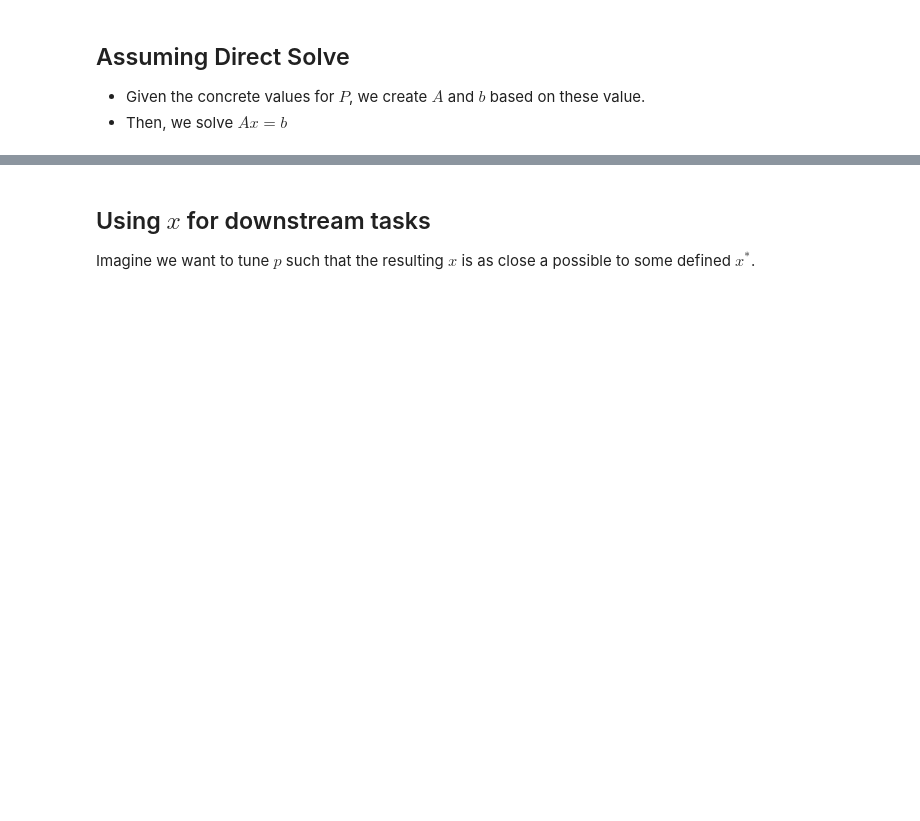
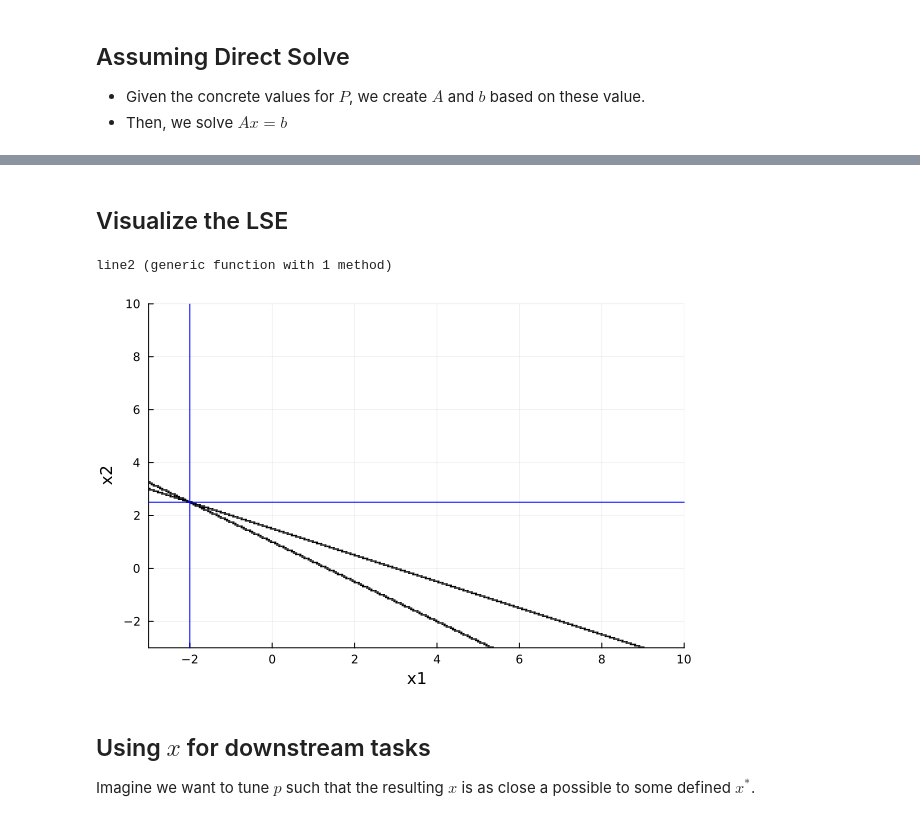
Before and after one commit to tomasruizt/Code-Along, a Jupyter notebook: matrix-calculus/Automatic Differentiation through a Linear System of Equations.ipynb, the cells around one changed output, grey strips where cells are left out. Cells and saved outputs as stored; diff of their text form; code cells hidden in the pictures; blank space fills up the shorter version.

```diff
--- a/matrix-calculus/Automatic Differentiation through a Linear System of Equations.ipynb
+++ b/matrix-calculus/Automatic Differentiation through a Linear System of Equations.ipynb
@@ -114,6 +116,33 @@ $$ \begin{equation}
 \right]
 \end{equation}
  $$
+# %% [markdown]
+## Visualize the LSE
+# %%
+line1(A, b) = (x, y) -> x * A[1, 1].val + y * A[1, 2].val - b[1].val
+line2(A, b) = (x1, x2) -> x1 * A[2, 1].val + x2 * A[2, 2].val - b[2].val
+# %% [output]
+line2 (generic function with 1 method)
+# %%
+using Plots, ImplicitEquations
+
+function plot_lse(A, b, x)
+    plot(line1(A, b) ⩵ 0, xlabel="x1", ylabel="x2", xlims=(-3, 10), ylims=(-3, 10))
+    plot!(line2(A, b) ⩵ 0, xlims=(-3, 10), ylims=(-3, 10))
+    vline!([x[1].val], color=:blue)
+    hline!([x[2].val], color=:blue)
+end
+
+function plot_lse(p)
+    A_ = with_p(A, p)
+    b_ = with_p(b, p)
+    x_ = A_ \ b_
+    plot_lse(A_, b_, x_)
+end
+
+plot_lse(P₁)
+# %% [output]
+[figure, added]
 # %% [markdown]
 ## Using $x$ for downstream tasks
 Imagine we want to tune $p$ such that the resulting $x$ is as close a possible to some defined $x^*$.
```
Also changed, not shown: parts of 21 cells of this notebook, 1 other file.
